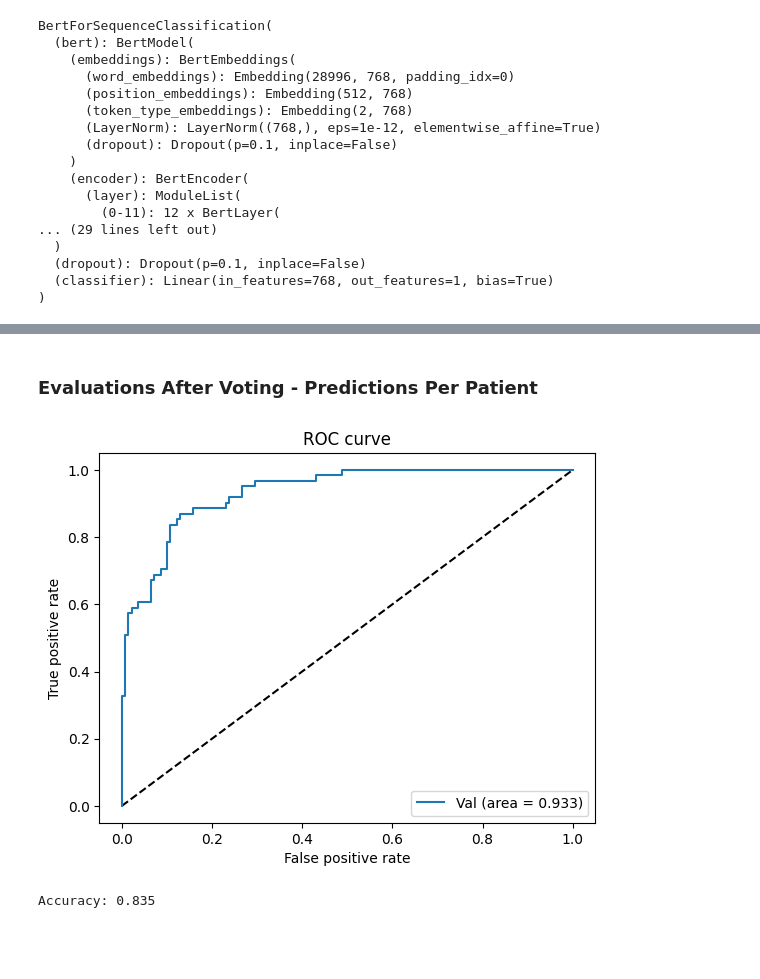
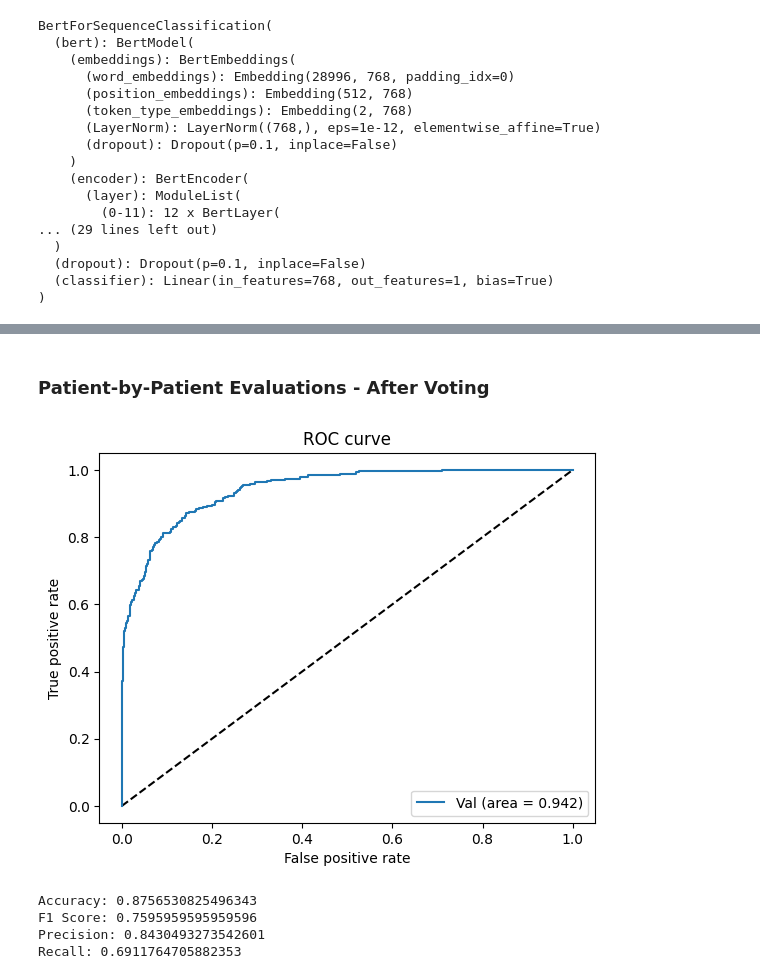
Before and after one commit to JianingWen/Fine_tuning_ClinicalBERT_for_IHD_Classification, a Jupyter notebook: task.ipynb, the cells around one changed output, grey strips where cells are left out. Cells and saved outputs as stored; diff of their text form; code cells hidden in the pictures; blank space fills up the shorter version.

Commit message:
Added Voting Evaluations

```diff
--- a/task.ipynb
+++ b/task.ipynb
@@ -445,43 +448,26 @@ plt.show()
 # %% [markdown]
-### Evaluations After Voting - Predictions Per Patient
+### Patient-by-Patient Evaluations - After Voting
-# %%
-from sklearn.metrics import roc_curve, auc
-import matplotlib.pyplot as plt
-import numpy as np
-
-def vote_score(df, score):
-    df['pred_score'] = score
-    df_sort = df.sort_values(by=['ID'])
-    #score
-    temp = (df_sort.groupby(['ID'])['pred_score'].agg(max)+df_sort.groupby(['ID'])['pred_score'].agg(sum)/2)/(1+df_sort.groupby(['ID'])['pred_score'].agg(len)/2)
-    x = df_sort.groupby(['ID'])['Label'].agg(np.min).values
-    df_out = pd.DataFrame({'logits': temp.values, 'ID': x})
-
-    fpr, tpr, thresholds = roc_curve(x, temp.values)
-    auc_score = auc(fpr, tpr)
-
-    plt.figure(1)
-    plt.plot([0, 1], [0, 1], 'k--')
-    plt.plot(fpr, tpr, label='Val (area = {:.3f})'.format(auc_score))
-    plt.xlabel('False positive rate')
-    plt.ylabel('True positive rate')
-    plt.title('ROC curve')
-    plt.legend(loc='best')
-    plt.show()
-    # string = 'auroc_clinicalbert_'+readmission_mode+'.png'
-    # plt.savefig(os.path.join(output_dir, string))
-
-    return fpr, tpr, df_out
-
-fpr, tpr, vote_df = vote_score(test, all_logits)
-# %% [output]
-[figure, removed]
-# %%
-vote_df['predictions'] = (vote_df['logits'] > 0.5).astype(int)
-
-# Calculate accuracy
-accuracy = (vote_df['predictions'] == vote_df['ID']).mean()
-
-print(f"Accuracy: {accuracy}")
-# %% [output]
-Accuracy: 0.835
+# %%
+vote_fpr, vote_tpr, vote_df = vote_score(test, all_logits)
+# %% [output]
+[figure, added]
+# %%
+vote_df['predictions'] = (vote_df['logits'] > 0.5).astype(int)
+
+vote_predictions = vote_df['predictions']
+vote_true_labels = vote_df['ID']
+
+vote_accuracy = accuracy_score(vote_true_labels, vote_predictions)
+vote_f1 = f1_score(vote_true_labels, vote_predictions)
+vote_precision = precision_score(vote_true_labels, vote_predictions)
+vote_recall = recall_score(vote_true_labels, vote_predictions)
+
+print(f"Accuracy: {vote_accuracy}")
+print(f"F1 Score: {vote_f1}")
+print(f"Precision: {vote_precision}")
+print(f"Recall: {vote_recall}")
+# %% [output]
+Accuracy: 0.8756530825496343
+F1 Score: 0.7595959595959596
+Precision: 0.8430493273542601
+Recall: 0.6911764705882353
```
Also changed, not shown: parts of 16 cells of this notebook.
